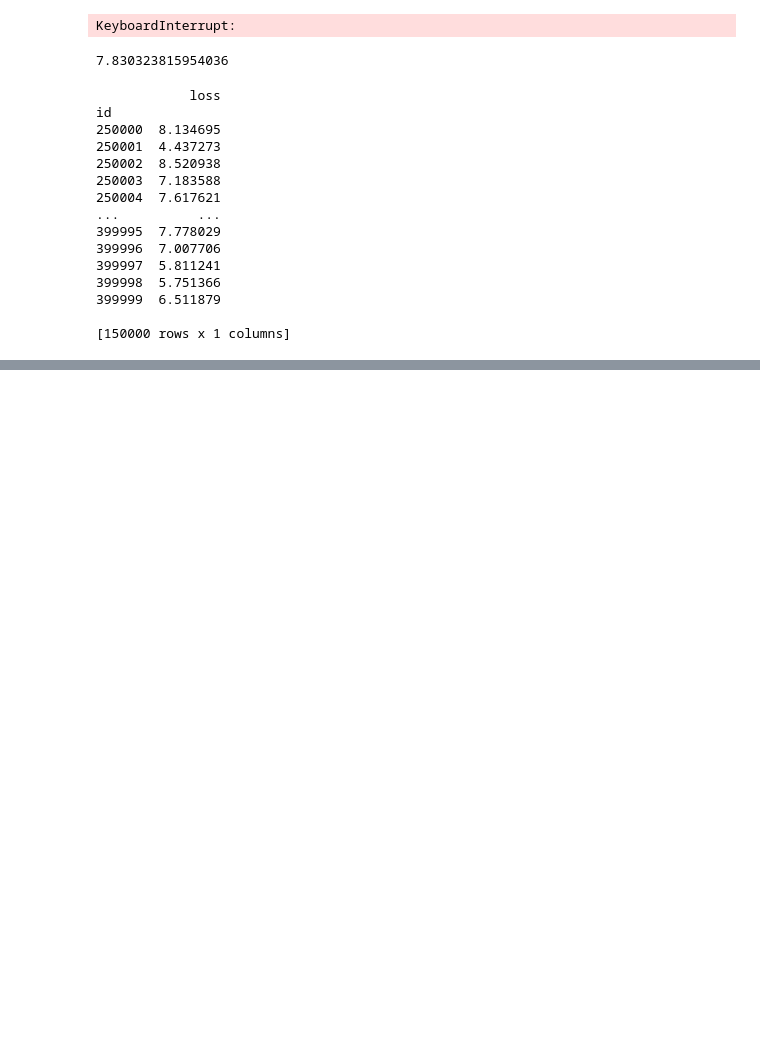
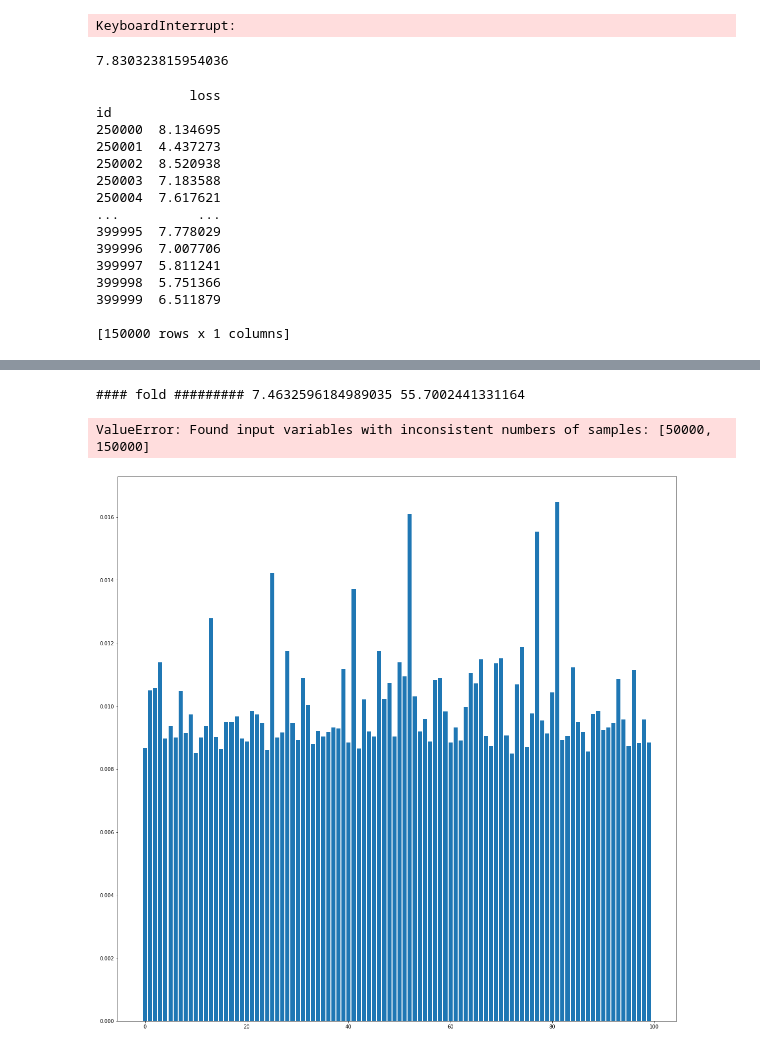
Before and after one commit to GEOHYEON/kaggle-Tabular-Playground-Series-Aug-2021, a Jupyter notebook: upload_ catboost(test)_code.ipynb, the cells around one changed output, grey strips where cells are left out. Drawn from its saved outputs; the diff is of its cells as text; code cells hidden in the pictures; blank space fills up the shorter version.

```diff
--- a/upload_ catboost(test)_code.ipynb
+++ b/upload_ catboost(test)_code.ipynb
@@ -303,0 +276,27 @@ memory usage: 154.1 MB
+# %%
+print('#### fold #########',np.sqrt(mean_squared_error(y_test, new_red)),mean_squared_error(y_test, new_red))
+# %% [output]
+#### fold ######### 7.4632596184989035 55.7002441331164
+# %%
+new_x_test = test_data.loc[:, 'f0':'f99']
+
+red=[]
+for model in models:
+    red.append(model.predict(new_x_test))
+
+new_red = np.array([ 0 for i in range(len(red[0]))])
+for array in red:
+    new_red =  new_red + array
+new_red = new_red/5
+
+from pandas import Series, DataFrame
+
+raw_data = {'id': [ i for i in range(250000,400000)],
+            'loss': new_red }
+
+data = DataFrame(raw_data)
+data.set_index('id', inplace=True)
+print(data)
+data.to_csv("submission.csv", mode='w')
+# %% [output]
+ValueError: Found input variables with inconsistent numbers of samples: [50000, 150000]
@@ -303,0 +313,6 @@ memory usage: 154.1 MB
+# %%
+plt.figure(figsize=(20,20))
+plt.bar(range(len(xgb_model.feature_importances_)), xgb_model.feature_importances_)
+plt.show()
+# %% [output]
+[figure, added]
```
Also changed, not shown: parts of 12 cells of this notebook, 2 other files.
